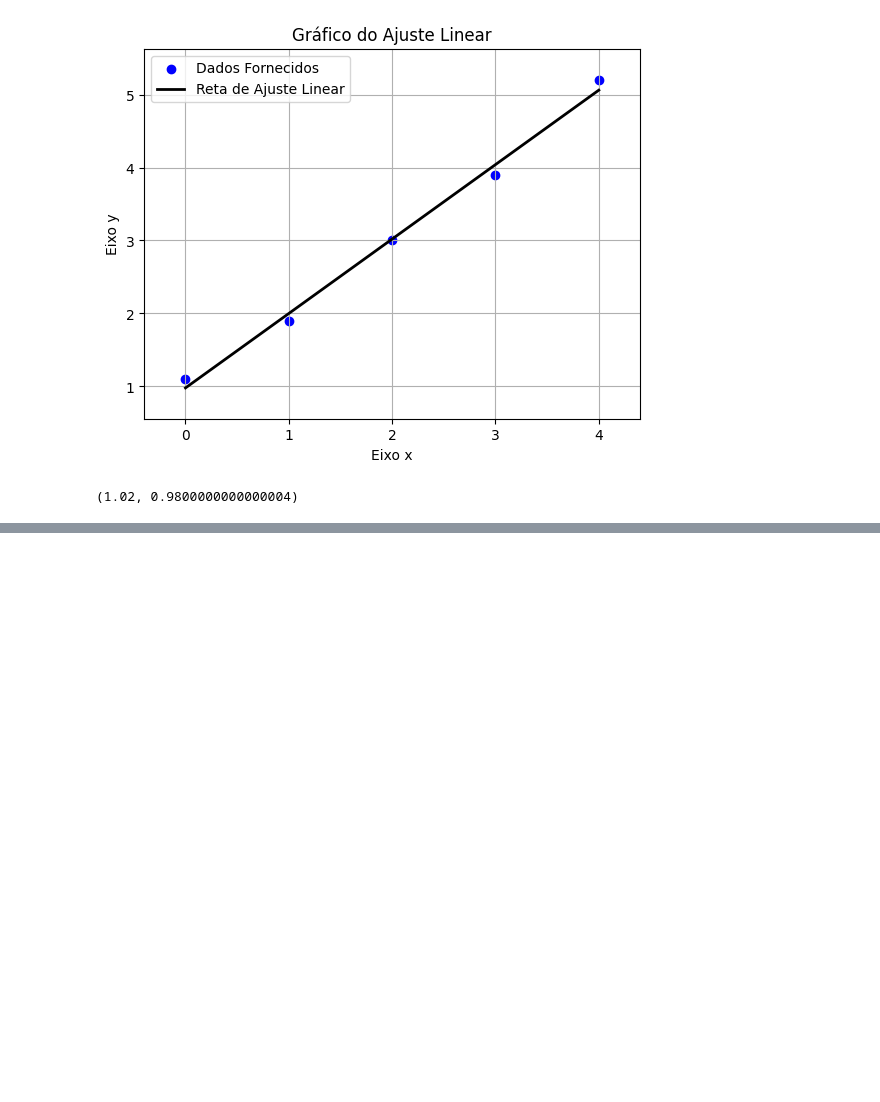
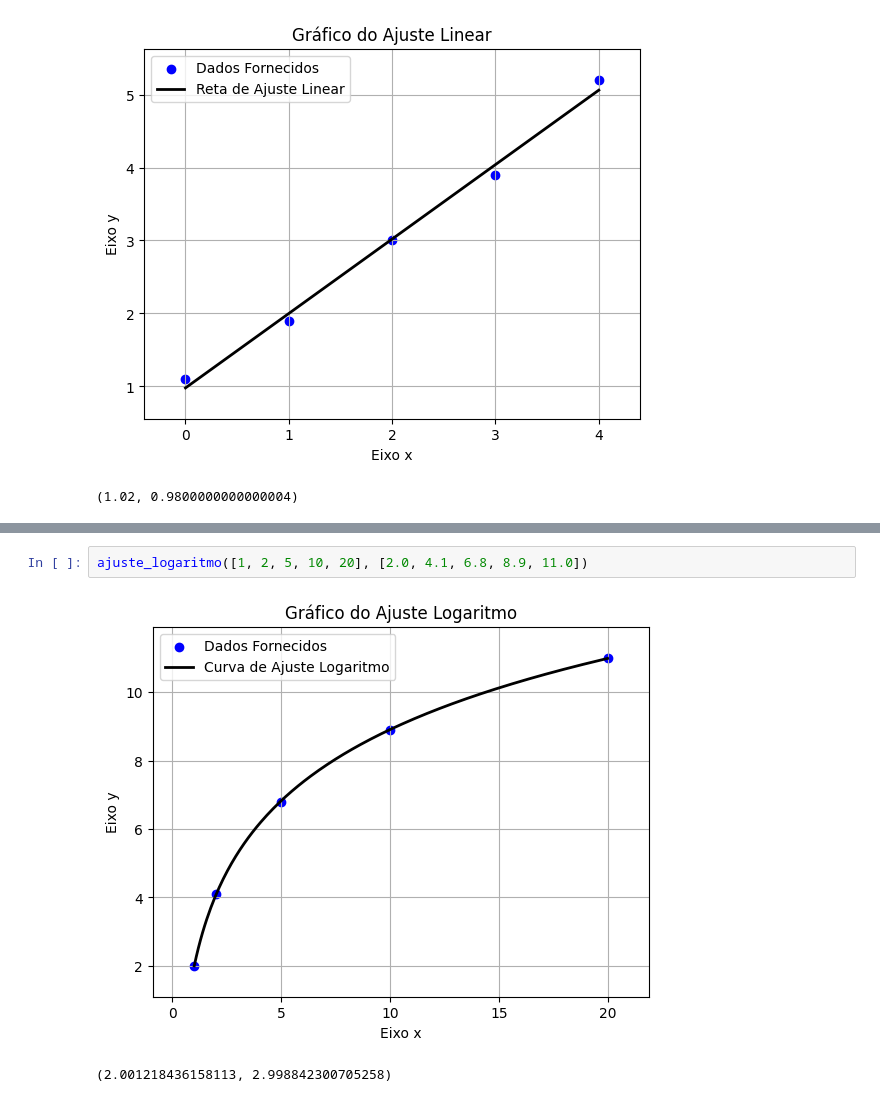
Before and after one commit to Mateus-Band/CB2325NumericaG07, a Jupyter notebook: notebooks_demos/aproximacao_demo.ipynb, the cells around one changed output, grey strips where cells are left out. Saved outputs shown, nothing was run; the diff lists cells and outputs as text; blank space fills up the shorter version.

Commit message:
Criada a função de ajuste logaritmo e adicionado tratamento de erro no ajuste linear e exponencial

```diff
--- a/notebooks_demos/aproximacao_demo.ipynb
+++ b/notebooks_demos/aproximacao_demo.ipynb
@@ -37,0 +32,5 @@ ajuste_exponencial([0, 1, 2, 3, 4, 5], [1.1, 1.7, 2.9, 5.1, 8.5, 14.2])
+# %%
+ajuste_logaritmo([1, 2, 5, 10, 20], [2.0, 4.1, 6.8, 8.9, 11.0])
+# %% [output]
+[figure, added]
+(2.001218436158113, 2.998842300705258)
```
Also changed, not shown: parts of 3 cells of this notebook, 1 other file.
